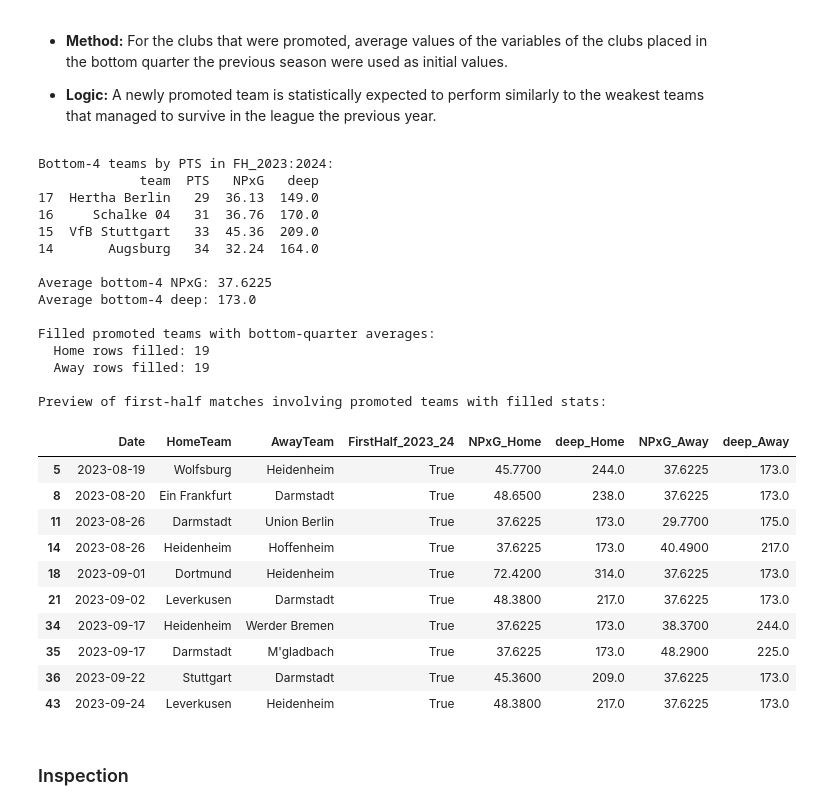
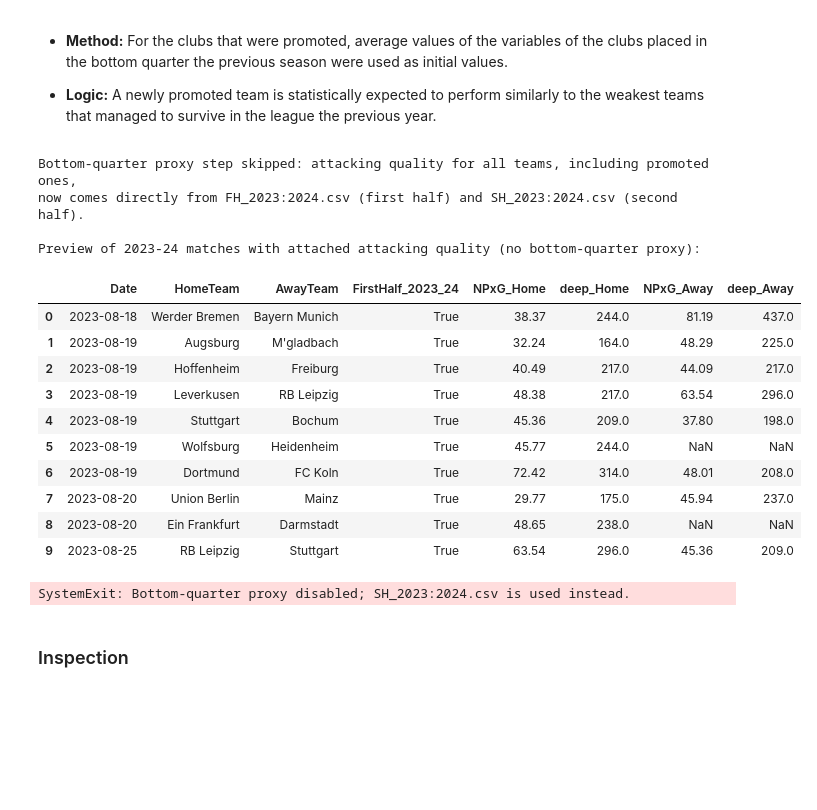
Before and after one commit to Acon3078/corners, a Jupyter notebook: Notebook_FTHG.ipynb, the cells around one changed output. Saved outputs shown, nothing was run; the diff lists cells and outputs as text; code cells hidden in the pictures; blank space fills up the shorter version.

Commit message:
The second-half NPxG/deep now come from SH_2023:2024.csv

```diff
--- a/Notebook_FTHG.ipynb
+++ b/Notebook_FTHG.ipynb
@@ -316,7 +316,7 @@ df_fh_2023_2024 = pd.read_csv(fh_2023_2024_path, sep=";")
 # Keep only attacking-quality columns we need
 fh_attacking = df_fh_2023_2024[["team", "NPxG", "deep"]].copy()
 
-# Map match-data team names -> FH team names where they differ
+# Map match-data team names -> FH/SH team names where they differ
 team_name_map = {
     "RB Leipzig": "RasenBallsport Leipzig",
     "M'gladbach": "Borussia M.Gladbach",
@@ -326,11 +326,13 @@ team_name_map = {
     "Stuttgart": "VfB Stuttgart",
     "Leverkusen": "Bayer Leverkusen",
     "Dortmund": "Borussia Dortmund",
+    # Promoted side naming alignment (match data vs FH/SH tables)
+    "Heidenheim": "FC Heidenheim",
 }
 
 print("FH 2023-2024 attacking quality loaded (teams, NPxG, deep):", fh_attacking.shape)
 print(fh_attacking.head())
-print("\nTeam-name mapping for FH merge:")
+print("\nTeam-name mapping for FH/SH merge:")
 for k, v in team_name_map.items():
     print(f"  {k!r} -> {v!r}")
 # %% [output]
@@ -932,15 +971,30 @@ Preview of first-half 2023-24 matches with attacking quality:
 
 - **Logic:** A newly promoted team is statistically expected to perform similarly to the weakest teams that managed to survive in the league the previous year.
 # %%
-import numpy as np
 import pandas as pd
 
-# 1) Bottom-quarter average from FH 2023-2024 table (18 teams -> bottom 4 by PTS)
-fh_attacking_pts = pd.read_csv("Data/FH_2023:2024.csv", sep=";")
-# "PTS" column in CSV is probably called "points" (per file context), so alias for clarity:
-fh_attacking_pts["PTS"] = fh_attacking_pts["points"]
-fh_attacking_pts["NPxG"] = fh_attacking_pts["NPxG"].astype(float)
-fh_attacking_pts["deep"] = fh_attacking_pts["deep"].astype(float)
+# Bottom-quarter proxy no longer needed:
+# Promoted teams now receive NPxG/deep directly from SH_2023:2024.csv via the
+# Transfer Window Update logic in the previous cell.
+
+if "filtered_df_season" not in globals():
+    raise NameError("`filtered_df_season` not found. Run the cells that build and annotate filtered_df_season first.")
+
+print("Bottom-quarter proxy step skipped: attacking quality for all teams, including promoted ones,\n"
+      "now comes directly from FH_2023:2024.csv (first half) and SH_2023:2024.csv (second half).")
+
+preview_cols = [
+    "Date", "HomeTeam", "AwayTeam", "FirstHalf_2023_24",
+    "NPxG_Home", "deep_Home", "NPxG_Away", "deep_Away",
+]
+preview_cols = [c for c in preview_cols if c in filtered_df_season.columns]
+
+print("\nPreview of 2023-24 matches with attached attacking quality (no bottom-quarter proxy):")
+from IPython.display import display
+display(filtered_df_season[preview_cols].head(10))
+
+# Stop execution here so that legacy bottom-quarter proxy code below is never run
+raise SystemExit("Bottom-quarter proxy disabled; SH_2023:2024.csv is used instead.")
 
 # Find bottom 4 by points (lowest 4)
 bottom4_pts = fh_attacking_pts.nsmallest(4, "PTS")
@@ -978,57 +1032,47 @@ away_promoted_mask = (
 filtered_df_season.loc[home_promoted_mask, "NPxG_Home"] = avg_NPxG_bottom
 filtered_df_season.loc[home_promoted_mask, "deep_Home"] = avg_deep_bottom
 
 filtered_df_season.loc[away_promoted_mask, "NPxG_Away"] = avg_NPxG_bottom
 filtered_df_season.loc[away_promoted_mask, "deep_Away"] = avg_deep_bottom
 
 # 3) Quick check
 print("\nFilled promoted teams with bottom-quarter averages:")
 print("  Home rows filled:", home_promoted_mask.sum())
 print("  Away rows filled:", away_promoted_mask.sum())
 
 preview_cols = [
     "Date", "HomeTeam", "AwayTeam", "FirstHalf_2023_24",
     "NPxG_Home", "deep_Home", "NPxG_Away", "deep_Away",
 ]
 preview_cols = [c for c in preview_cols if c in filtered_df_season.columns]
 
 print("\nPreview of first-half matches involving promoted teams with filled stats:")
 display(
     filtered_df_season.loc[
         mask_first_half & (
             filtered_df_season["HomeTeam"].isin(promoted_teams)
             | filtered_df_season["AwayTeam"].isin(promoted_teams)
         ),
         preview_cols
     ].head(10)
 )
 # %% [output]
-Bottom-4 teams by PTS in FH_2023:2024:
-             team  PTS   NPxG   deep
-17  Hertha Berlin   29  36.13  149.0
-16     Schalke 04   31  36.76  170.0
-15  VfB Stuttgart   33  45.36  209.0
-14       Augsburg   34  32.24  164.0
+Bottom-quarter proxy step skipped: attacking quality for all teams, including promoted ones,
+now comes directly from FH_2023:2024.csv (first half) and SH_2023:2024.csv (second half).
 
-Average bottom-4 NPxG: 37.6225
-Average bottom-4 deep: 173.0
-
-Filled promoted teams with bottom-quarter averages:
-  Home rows filled: 19
-  Away rows filled: 19
-
-Preview of first-half matches involving promoted teams with filled stats:
+Preview of 2023-24 matches with attached attacking quality (no bottom-quarter proxy):
 |  | Date | HomeTeam | AwayTeam | FirstHalf_2023_24 | NPxG_Home | deep_Home | NPxG_Away | deep_Away |
-| 5 | 2023-08-19 | Wolfsburg | Heidenheim | True | 45.7700 | 244.0 | 37.6225 | 173.0 |
-| 8 | 2023-08-20 | Ein Frankfurt | Darmstadt | True | 48.6500 | 238.0 | 37.6225 | 173.0 |
-| 11 | 2023-08-26 | Darmstadt | Union Berlin | True | 37.6225 | 173.0 | 29.7700 | 175.0 |
-| 14 | 2023-08-26 | Heidenheim | Hoffenheim | True | 37.6225 | 173.0 | 40.4900 | 217.0 |
-| 18 | 2023-09-01 | Dortmund | Heidenheim | True | 72.4200 | 314.0 | 37.6225 | 173.0 |
-| 21 | 2023-09-02 | Leverkusen | Darmstadt | True | 48.3800 | 217.0 | 37.6225 | 173.0 |
-| 34 | 2023-09-17 | Heidenheim | Werder Bremen | True | 37.6225 | 173.0 | 38.3700 | 244.0 |
-| 35 | 2023-09-17 | Darmstadt | M'gladbach | True | 37.6225 | 173.0 | 48.2900 | 225.0 |
-| 36 | 2023-09-22 | Stuttgart | Darmstadt | True | 45.3600 | 209.0 | 37.6225 | 173.0 |
-| 43 | 2023-09-24 | Leverkusen | Heidenheim | True | 48.3800 | 217.0 | 37.6225 | 173.0 |
+| 0 | 2023-08-18 | Werder Bremen | Bayern Munich | True | 38.37 | 244.0 | 81.19 | 437.0 |
+| 1 | 2023-08-19 | Augsburg | M'gladbach | True | 32.24 | 164.0 | 48.29 | 225.0 |
+| 2 | 2023-08-19 | Hoffenheim | Freiburg | True | 40.49 | 217.0 | 44.09 | 217.0 |
+| 3 | 2023-08-19 | Leverkusen | RB Leipzig | True | 48.38 | 217.0 | 63.54 | 296.0 |
+| 4 | 2023-08-19 | Stuttgart | Bochum | True | 45.36 | 209.0 | 37.80 | 198.0 |
+| 5 | 2023-08-19 | Wolfsburg | Heidenheim | True | 45.77 | 244.0 | NaN | NaN |
+| 6 | 2023-08-19 | Dortmund | FC Koln | True | 72.42 | 314.0 | 48.01 | 208.0 |
+| 7 | 2023-08-20 | Union Berlin | Mainz | True | 29.77 | 175.0 | 45.94 | 237.0 |
+| 8 | 2023-08-20 | Ein Frankfurt | Darmstadt | True | 48.65 | 238.0 | NaN | NaN |
+| 9 | 2023-08-25 | RB Leipzig | Stuttgart | True | 63.54 | 296.0 | 45.36 | 209.0 |
+SystemExit: Bottom-quarter proxy disabled; SH_2023:2024.csv is used instead.
 # %% [markdown]
 ### Inspection
 # %%
```
Also changed, not shown: parts of 2 cells of this notebook.
